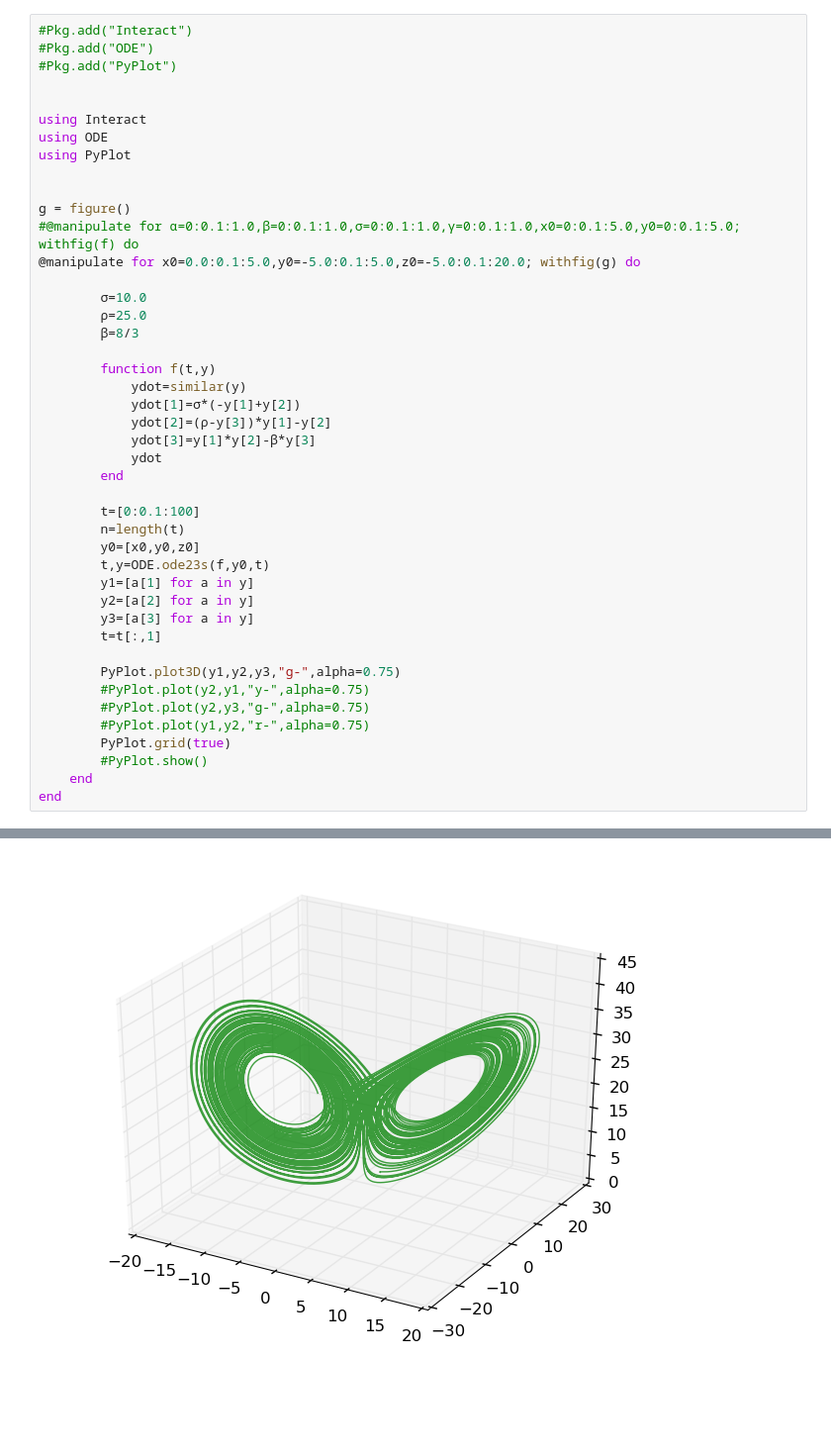
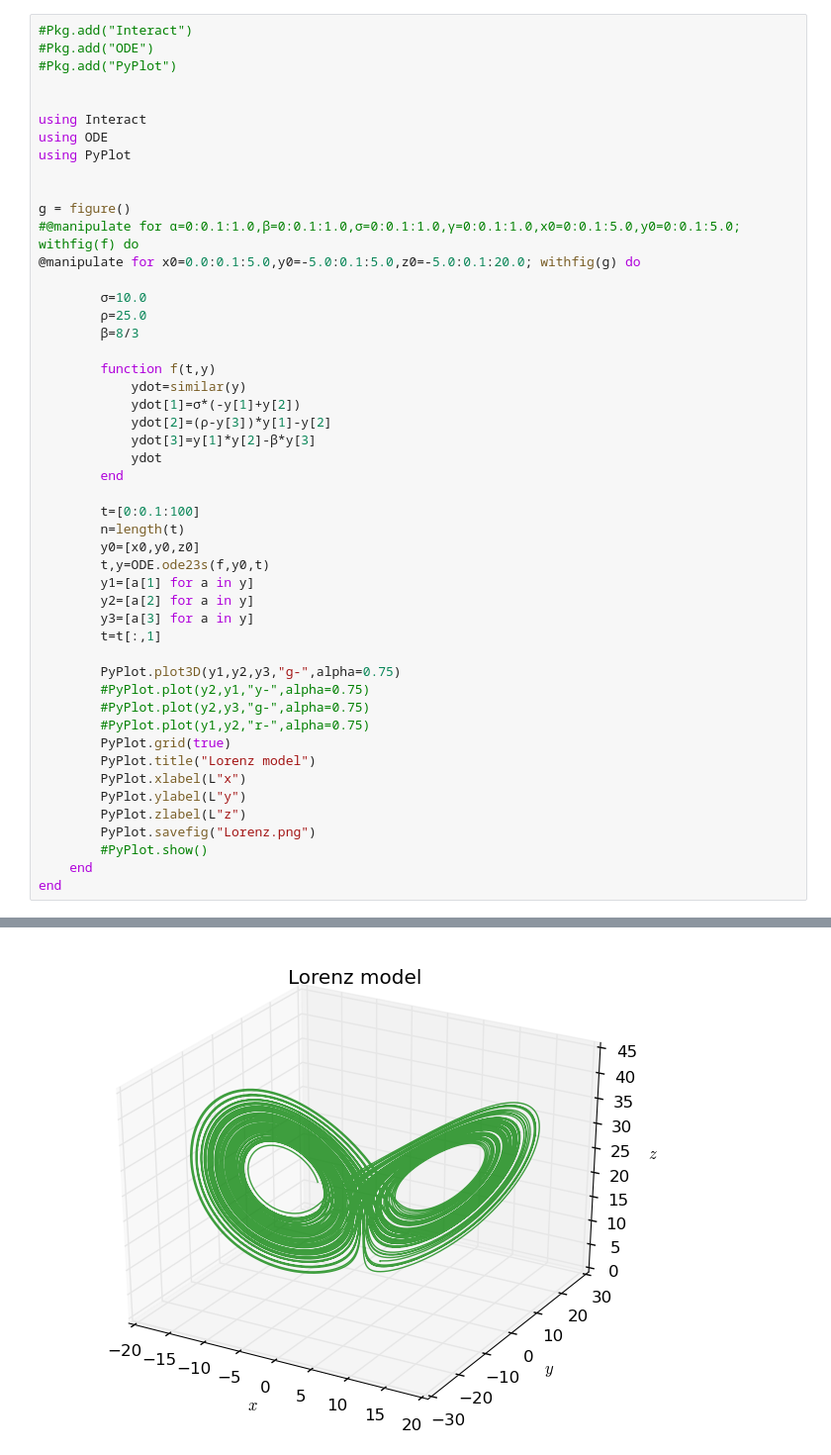
Before and after one commit to fratava/Non-linear, a Jupyter notebook: Lorenz-Interact.ipynb, the cells around one changed output, grey strips where cells are left out. Shown: that part at 99% size. Saved outputs shown, nothing was run; the diff lists cells and outputs as text; blank space fills up the shorter version.

Commit message:
Lorenz system

```diff
--- a/Lorenz-Interact.ipynb
+++ b/Lorenz-Interact.ipynb
@@ -20,33 +20,38 @@ g = figure()
         function f(t,y)
             ydot=similar(y)
             ydot[1]=σ*(-y[1]+y[2])
             ydot[2]=(ρ-y[3])*y[1]-y[2]
             ydot[3]=y[1]*y[2]-β*y[3]
             ydot
         end
 
         t=[0:0.1:100]
         n=length(t)
         y0=[x0,y0,z0]
         t,y=ODE.ode23s(f,y0,t)
         y1=[a[1] for a in y]
         y2=[a[2] for a in y]
         y3=[a[3] for a in y]
         t=t[:,1]
 
         PyPlot.plot3D(y1,y2,y3,"g-",alpha=0.75)
         #PyPlot.plot(y2,y1,"y-",alpha=0.75)
         #PyPlot.plot(y2,y3,"g-",alpha=0.75)
         #PyPlot.plot(y1,y2,"r-",alpha=0.75)
         PyPlot.grid(true)
+        PyPlot.title("Lorenz model")
+        PyPlot.xlabel(L"x")
+        PyPlot.ylabel(L"y")
+        PyPlot.zlabel(L"z")
+        PyPlot.savefig("Lorenz.png")
         #PyPlot.show()
     end
 end
 # %% [output]
 Interact.Slider{Float64}(Signal{Float64}(2.5, nactions=0),"x0",2.5,0.0:0.1:5.0,true)
 Interact.Slider{Float64}(Signal{Float64}(0.0, nactions=0),"y0",0.0,-5.0:0.1:5.0,true)
 Interact.Slider{Float64}(Signal{Float64}(7.5, nactions=0),"z0",7.5,-5.0:0.1:20.0,true)
 WARNING: [a] concatenation is deprecated; use collect(a) instead
-[figure, old version]
+[figure, new version]
  in depwarn at deprecated.jl:73
  in oldstyle_vcat_warning at ./abstractarray.jl:29
```
Also changed, not shown: parts of 1 cell of this notebook.
